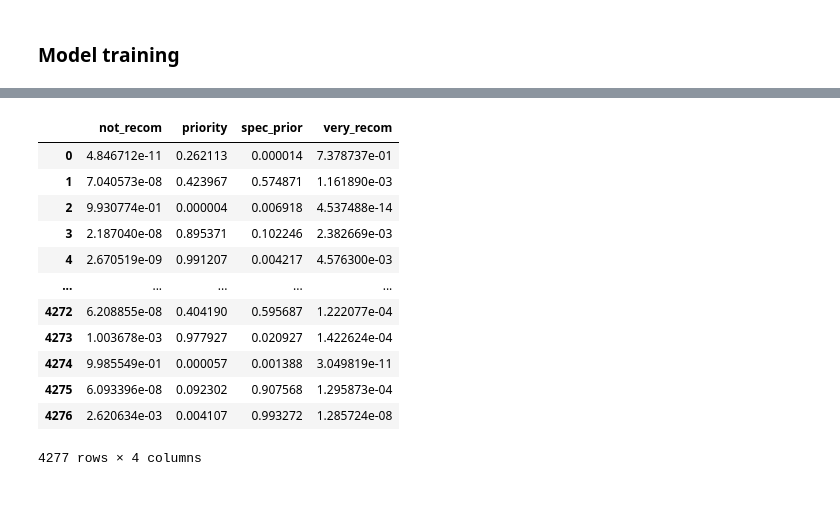
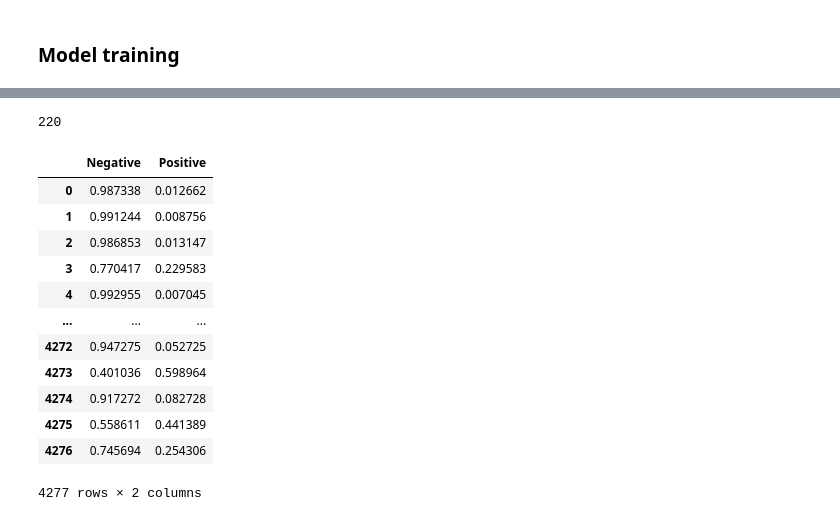
Before and after one commit to JPOrtegaa/score-drift-quantification, a Jupyter notebook: experiments_real.ipynb, the cells around one changed output, grey strips where cells are left out. Saved outputs shown, nothing was run; the diff lists cells and outputs as text; code cells hidden in the pictures.

```diff
--- a/experiments_real.ipynb
+++ b/experiments_real.ipynb
@@ -582,3 +584,9 @@ priority      4266
 spec_prior    4044
 very_recom     328
 Name: count, dtype: int64
+# %%
+df['binary'] = df['class'].map(lambda x: 'Positive' if x == 'spec_prior' else ('Negative' if x in ['priority', 'not_recom', 'very_recom'] else None))
+df['difficulty'] = df['class'].map(lambda x: 'Easy' if x == 'very_recom' else ('Hard' if x in ['priority', 'not_recom'] else 'Positive'))
+df['class'] = df['binary']
+df.drop(columns=['binary'], inplace=True)
+df
@@ -602,0 +676,5 @@ array([0. , 0.2, 0.4, 0.6, 0.8, 1. ])
+# %%
+minority_class_count = train[train['difficulty'] == 'Easy'].shape[0]
+minority_class_count
+# %% [output]
+220
@@ -603,30 +687,30 @@ array([0. , 0.2, 0.4, 0.6, 0.8, 1. ])
 # %%
 # TENHO QUE BINARIZAR CLASSES! (FACEIS VIRAM EASY, DIFICEIS VIRAM HARD)
 
-X = df.drop(columns=['class'])
+X = df.drop(columns=['class', 'difficulty'])
 y = df['class']
 
 X_train, X_test, y_train, y_test = train_test_split(X, y, test_size=0.33, stratify=y, random_state=40)
 model = LogisticRegression()
 
 model.fit(X_train, y_train)
 y_pred_proba = model.predict_proba(X_test)
 y_pred_proba = pd.DataFrame(y_pred_proba, columns=model.classes_)
 y_pred_proba
 # %% [output]
-|  | not_recom | priority | spec_prior | very_recom |
-| 0 | 4.846712e-11 | 0.262113 | 0.000014 | 7.378737e-01 |
-| 1 | 7.040573e-08 | 0.423967 | 0.574871 | 1.161890e-03 |
-| 2 | 9.930774e-01 | 0.000004 | 0.006918 | 4.537488e-14 |
-| 3 | 2.187040e-08 | 0.895371 | 0.102246 | 2.382669e-03 |
-| 4 | 2.670519e-09 | 0.991207 | 0.004217 | 4.576300e-03 |
-| ... | ... | ... | ... | ... |
-| 4272 | 6.208855e-08 | 0.404190 | 0.595687 | 1.222077e-04 |
-| 4273 | 1.003678e-03 | 0.977927 | 0.020927 | 1.422624e-04 |
-| 4274 | 9.985549e-01 | 0.000057 | 0.001388 | 3.049819e-11 |
-| 4275 | 6.093396e-08 | 0.092302 | 0.907568 | 1.295873e-04 |
-| 4276 | 2.620634e-03 | 0.004107 | 0.993272 | 1.285724e-08 |
+|  | Negative | Positive |
+| 0 | 0.987338 | 0.012662 |
+| 1 | 0.991244 | 0.008756 |
+| 2 | 0.986853 | 0.013147 |
+| 3 | 0.770417 | 0.229583 |
+| 4 | 0.992955 | 0.007045 |
+| ... | ... | ... |
+| 4272 | 0.947275 | 0.052725 |
+| 4273 | 0.401036 | 0.598964 |
+| 4274 | 0.917272 | 0.082728 |
+| 4275 | 0.558611 | 0.441389 |
+| 4276 | 0.745694 | 0.254306 |
-4277 rows × 4 columns
+4277 rows × 2 columns
 # %%
 
 for test_size in test_sizes:
```
Also changed, not shown: parts of 8 cells of this notebook.
